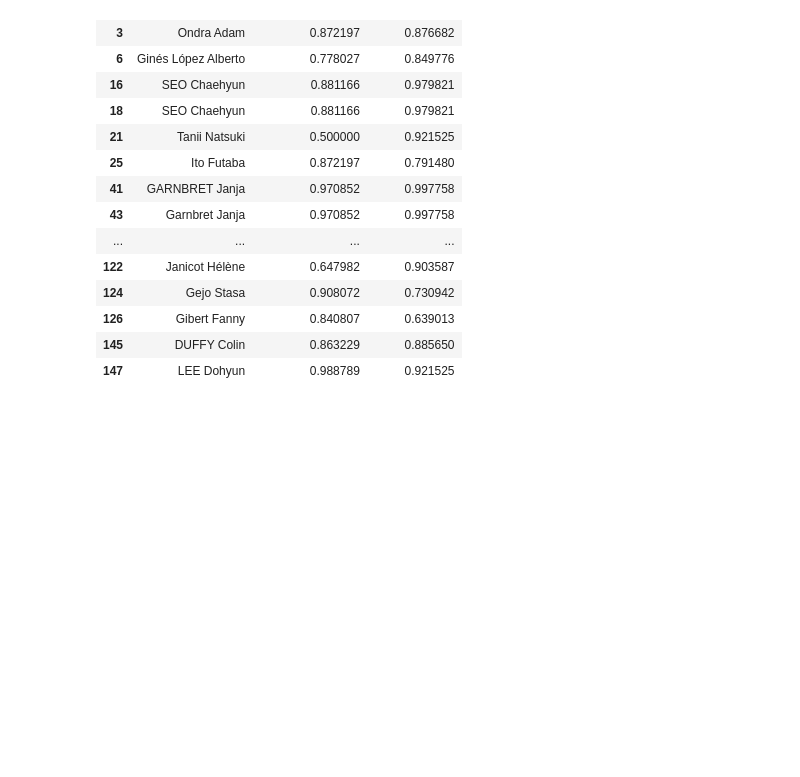
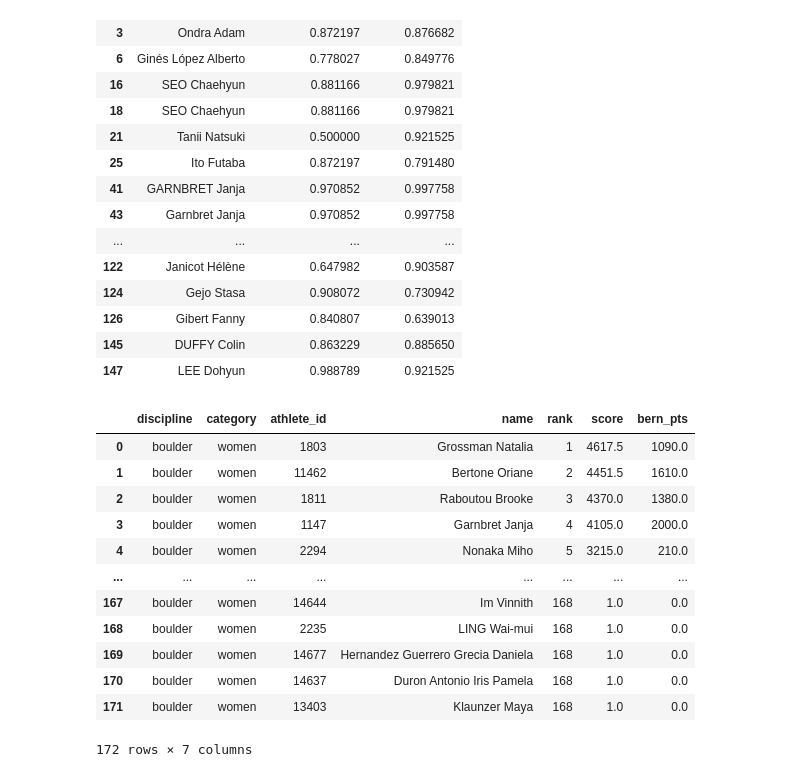
Before and after one commit to mlauter/compclimbingstats, a Jupyter notebook: leadadvantage.ipynb, the cells around one changed output. Cells and saved outputs as stored; diff of their text form; code cells hidden in the pictures; blank space fills up the shorter version.

```diff
--- a/leadadvantage.ipynb
+++ b/leadadvantage.ipynb
@@ -439,3 +472,21 @@ podiumrankpct[['name','boulder_rank_pct','lead_rank_pct']]
 | 126 | Gibert Fanny | 0.840807 | 0.639013 |
 | 145 | DUFFY Colin | 0.863229 | 0.885650 |
 | 147 | LEE Dohyun | 0.988789 | 0.921525 |
+# %%
+wrwbdf = pd.read_csv('data/wr/women_boulder.csv')
+wrwbdf['bern_pts'] = wrwbdf['bern_pts'].fillna(value=0)
+wrwbdf
+# %% [output]
+|  | discipline | category | athlete_id | name | rank | score | bern_pts |
+| 0 | boulder | women | 1803 | Grossman Natalia | 1 | 4617.5 | 1090.0 |
+| 1 | boulder | women | 11462 | Bertone Oriane | 2 | 4451.5 | 1610.0 |
+| 2 | boulder | women | 1811 | Raboutou Brooke | 3 | 4370.0 | 1380.0 |
+| 3 | boulder | women | 1147 | Garnbret Janja | 4 | 4105.0 | 2000.0 |
+| 4 | boulder | women | 2294 | Nonaka Miho | 5 | 3215.0 | 210.0 |
+| ... | ... | ... | ... | ... | ... | ... | ... |
+| 167 | boulder | women | 14644 | Im Vinnith | 168 | 1.0 | 0.0 |
+| 168 | boulder | women | 2235 | LING Wai-mui | 168 | 1.0 | 0.0 |
+| 169 | boulder | women | 14677 | Hernandez Guerrero Grecia Daniela | 168 | 1.0 | 0.0 |
+| 170 | boulder | women | 14637 | Duron Antonio Iris Pamela | 168 | 1.0 | 0.0 |
+| 171 | boulder | women | 13403 | Klaunzer Maya | 168 | 1.0 | 0.0 |
+172 rows × 7 columns
```
Also changed, not shown: parts of 5 cells of this notebook, 1 other file.
